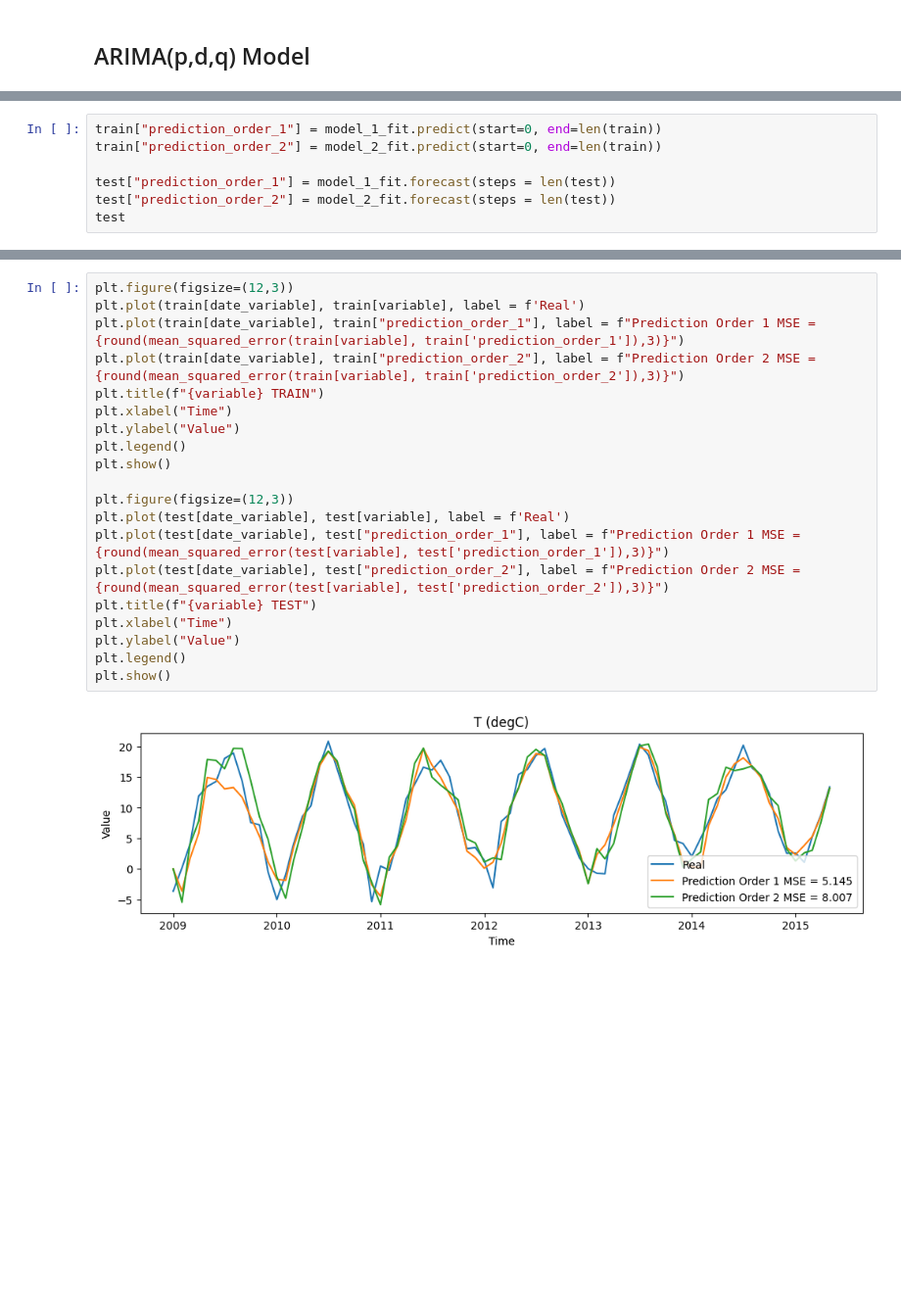
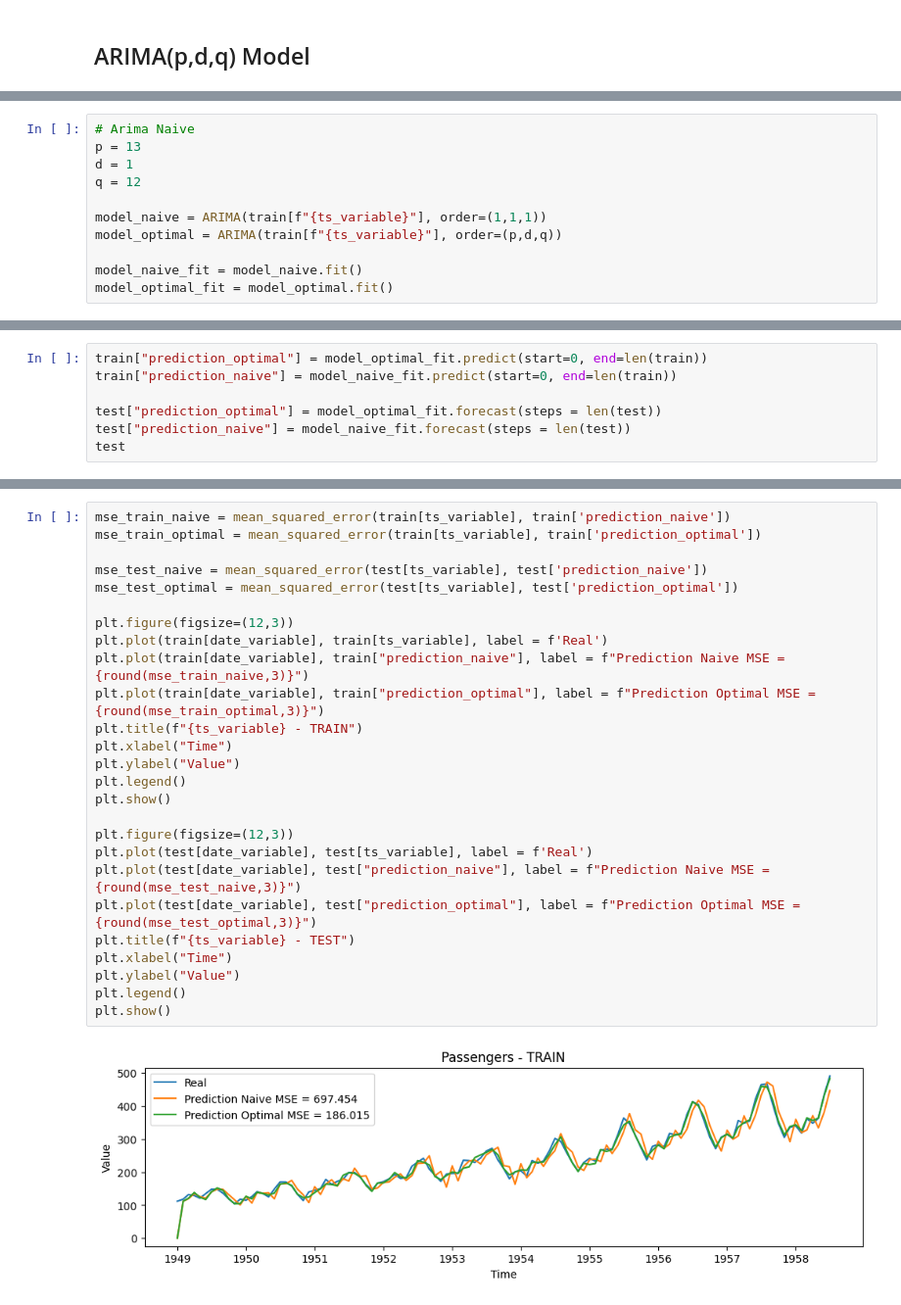
Before and after one commit to Bruno-Moreno/ML---Study, a Jupyter notebook: notebooks/ML/arima_model.ipynb, the cells around one changed output, grey strips where cells are left out. Shown at 98% size. Saved outputs shown, nothing was run; the diff lists cells and outputs as text; blank space fills up the shorter version.

```diff
--- a/notebooks/ML/arima_model.ipynb
+++ b/notebooks/ML/arima_model.ipynb
@@ -183,2 +142,13 @@ model_2_fit = model_2.fit()
+# %%
+# Arima Naive
+p = 13
+d = 1
+q = 12
+
+model_naive = ARIMA(train[f"{ts_variable}"], order=(1,1,1))
+model_optimal = ARIMA(train[f"{ts_variable}"], order=(p,d,q))
+
+model_naive_fit = model_naive.fit()
+model_optimal_fit = model_optimal.fit()
 # %%
 # Summary of fit Model
@@ -226,8 +196,8 @@ max     6.066734
 # %%
-train["prediction_order_1"] = model_1_fit.predict(start=0, end=len(train))
-train["prediction_order_2"] = model_2_fit.predict(start=0, end=len(train))
+train["prediction_optimal"] = model_optimal_fit.predict(start=0, end=len(train))
+train["prediction_naive"] = model_naive_fit.predict(start=0, end=len(train))
 
-test["prediction_order_1"] = model_1_fit.forecast(steps = len(test))
-test["prediction_order_2"] = model_2_fit.forecast(steps = len(test))
+test["prediction_optimal"] = model_optimal_fit.forecast(steps = len(test))
+test["prediction_naive"] = model_naive_fit.forecast(steps = len(test))
 test
 # %% [output]
@@ -251,22 +221,28 @@ test
 # %%
+mse_train_naive = mean_squared_error(train[ts_variable], train['prediction_naive'])
+mse_train_optimal = mean_squared_error(train[ts_variable], train['prediction_optimal'])
+
+mse_test_naive = mean_squared_error(test[ts_variable], test['prediction_naive'])
+mse_test_optimal = mean_squared_error(test[ts_variable], test['prediction_optimal'])
+
 plt.figure(figsize=(12,3))
-plt.plot(train[date_variable], train[variable], label = f'Real')
-plt.plot(train[date_variable], train["prediction_order_1"], label = f"Prediction Order 1 MSE = {round(mean_squared_error(train[variable], train['prediction_order_1']),3)}")
-plt.plot(train[date_variable], train["prediction_order_2"], label = f"Prediction Order 2 MSE = {round(mean_squared_error(train[variable], train['prediction_order_2']),3)}")
-plt.title(f"{variable} TRAIN")
+plt.plot(train[date_variable], train[ts_variable], label = f'Real')
+plt.plot(train[date_variable], train["prediction_naive"], label = f"Prediction Naive MSE = {round(mse_train_naive,3)}")
+plt.plot(train[date_variable], train["prediction_optimal"], label = f"Prediction Optimal MSE = {round(mse_train_optimal,3)}")
+plt.title(f"{ts_variable} - TRAIN")
 plt.xlabel("Time")
 plt.ylabel("Value")
 plt.legend()
 plt.show()
 
 plt.figure(figsize=(12,3))
-plt.plot(test[date_variable], test[variable], label = f'Real')
-plt.plot(test[date_variable], test["prediction_order_1"], label = f"Prediction Order 1 MSE = {round(mean_squared_error(test[variable], test['prediction_order_1']),3)}")
-plt.plot(test[date_variable], test["prediction_order_2"], label = f"Prediction Order 2 MSE = {round(mean_squared_error(test[variable], test['prediction_order_2']),3)}")
-plt.title(f"{variable} TEST")
+plt.plot(test[date_variable], test[ts_variable], label = f'Real')
+plt.plot(test[date_variable], test["prediction_naive"], label = f"Prediction Naive MSE = {round(mse_test_naive,3)}")
+plt.plot(test[date_variable], test["prediction_optimal"], label = f"Prediction Optimal MSE = {round(mse_test_optimal,3)}")
+plt.title(f"{ts_variable} - TEST")
 plt.xlabel("Time")
 plt.ylabel("Value")
 plt.legend()
 plt.show()
 # %% [output]
-[figure, old version]
+[figure, new version]
```
Also changed, not shown: parts of 23 cells of this notebook, 4 other files.
